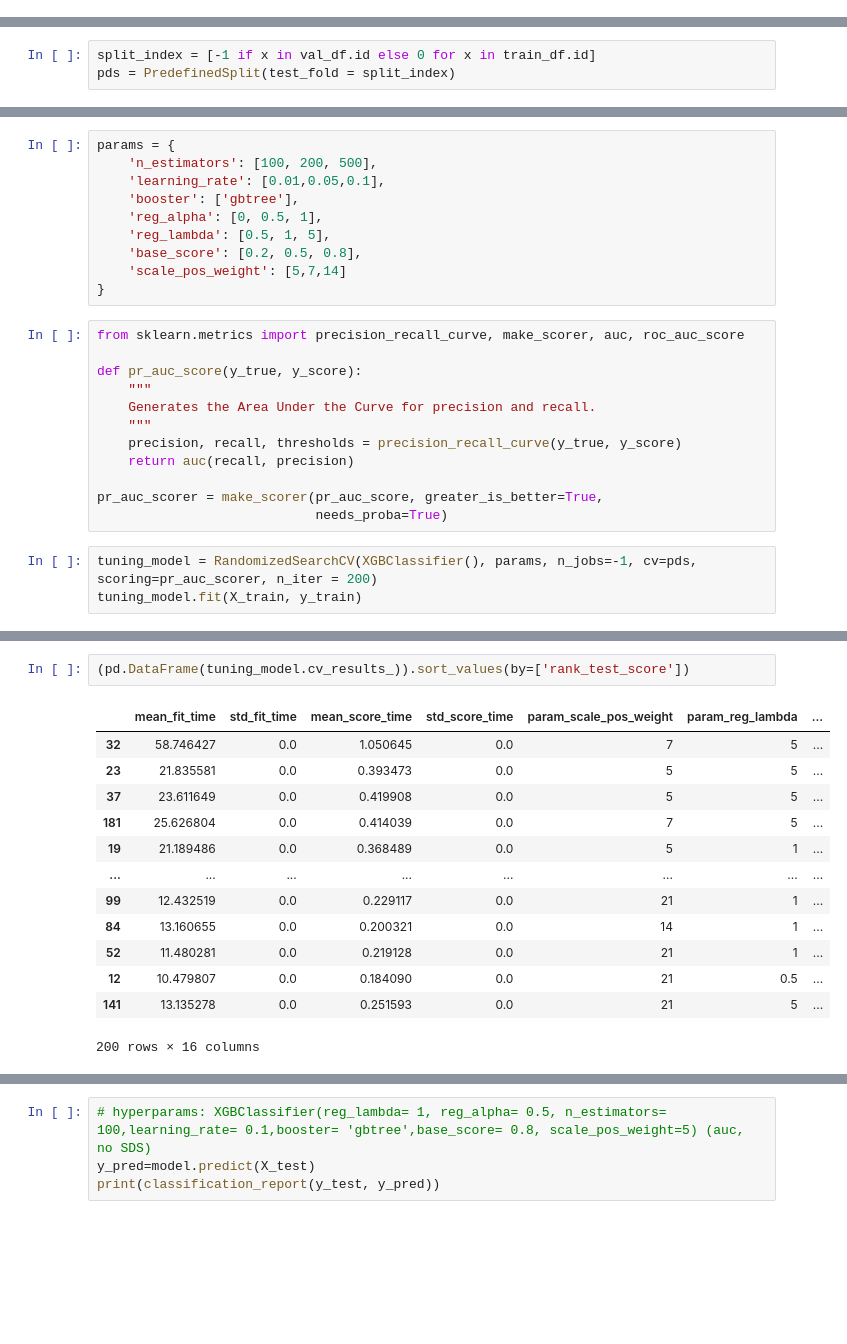
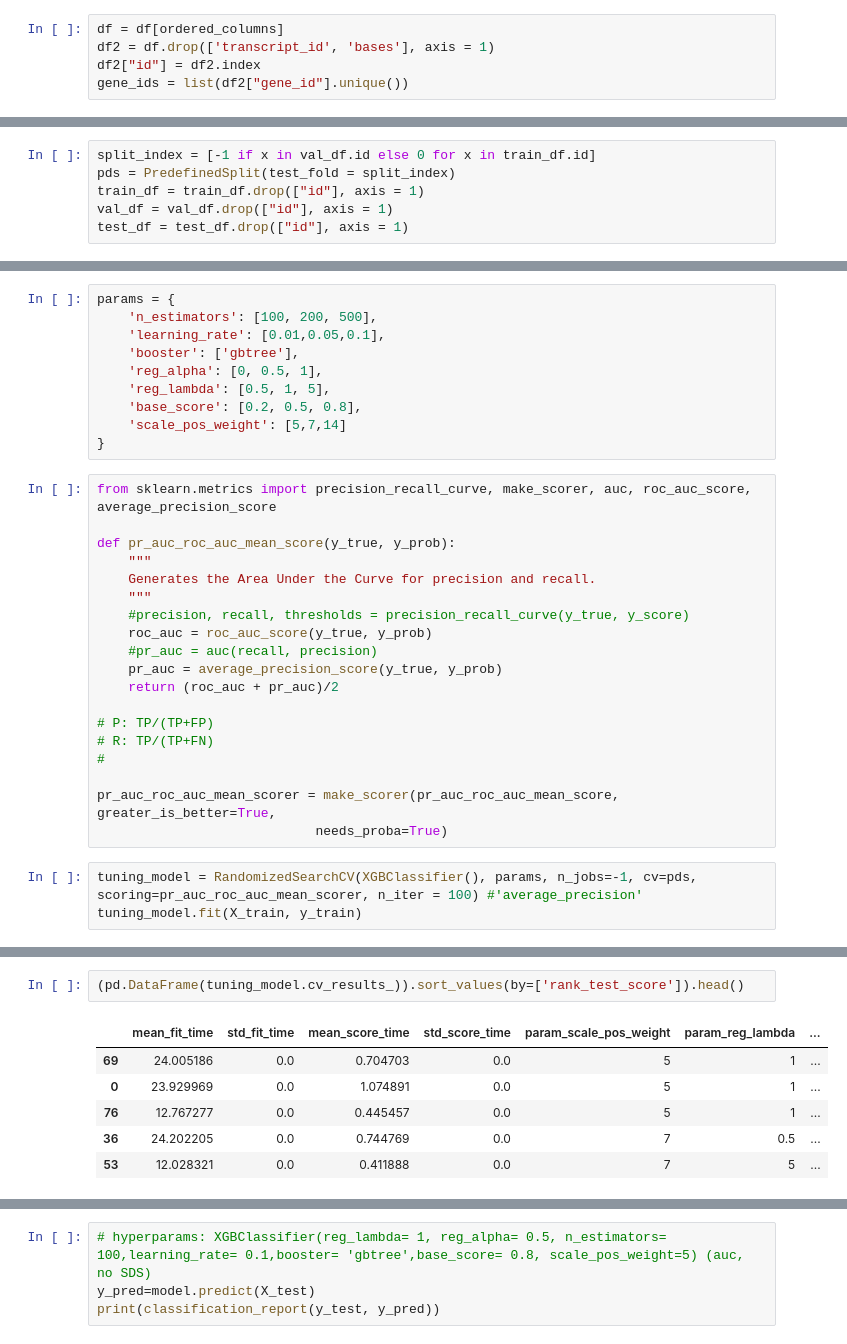
Before and after one commit to shreyasriram4/genomics-project, a Jupyter notebook: model2.ipynb, the cells around one changed output, grey strips where cells are left out. Saved outputs shown, nothing was run; the diff lists cells and outputs as text; blank space fills up the shorter version.

```diff
--- a/model2.ipynb
+++ b/model2.ipynb
@@ -137,2 +151,7 @@ gene_ids = list(df2["gene_id"].unique())
+# %%
+df = df[ordered_columns]
+df2 = df.drop(['transcript_id', 'bases'], axis = 1)
+df2["id"] = df2.index
+gene_ids = list(df2["gene_id"].unique())
 # %%
 train_ids, test_ids = train_test_split(gene_ids, train_size = 0.8)
@@ -151,6 +163,9 @@ array(['ENSG00000003056', 'ENSG00000001036', 'ENSG00000001630', ...,
 # %%
 split_index = [-1 if x in val_df.id else 0 for x in train_df.id]
 pds = PredefinedSplit(test_fold = split_index)
+train_df = train_df.drop(["id"], axis = 1)
+val_df = val_df.drop(["id"], axis = 1)
+test_df = test_df.drop(["id"], axis = 1)
 # %%
 X_train = train_df.drop(["gene_id", "label"], axis = 1).to_numpy()
 y_train = train_df[["label"]].to_numpy().ravel()
@@ -172,19 +201,26 @@ params = {
     'scale_pos_weight': [5,7,14]
 }
 # %%
-from sklearn.metrics import precision_recall_curve, make_scorer, auc, roc_auc_score
+from sklearn.metrics import precision_recall_curve, make_scorer, auc, roc_auc_score, average_precision_score
 
-def pr_auc_score(y_true, y_score):
+def pr_auc_roc_auc_mean_score(y_true, y_prob):
     """
     Generates the Area Under the Curve for precision and recall.
     """
-    precision, recall, thresholds = precision_recall_curve(y_true, y_score)
-    return auc(recall, precision)
+    #precision, recall, thresholds = precision_recall_curve(y_true, y_score)
+    roc_auc = roc_auc_score(y_true, y_prob)
+    #pr_auc = auc(recall, precision)
+    pr_auc = average_precision_score(y_true, y_prob)
+    return (roc_auc + pr_auc)/2
 
-pr_auc_scorer = make_scorer(pr_auc_score, greater_is_better=True,
+# P: TP/(TP+FP)
+# R: TP/(TP+FN)
+#
+
+pr_auc_roc_auc_mean_scorer = make_scorer(pr_auc_roc_auc_mean_score, greater_is_better=True,
                             needs_proba=True)
 # %%
-tuning_model = RandomizedSearchCV(XGBClassifier(), params, n_jobs=-1, cv=pds, scoring=pr_auc_scorer, n_iter = 200)
+tuning_model = RandomizedSearchCV(XGBClassifier(), params, n_jobs=-1, cv=pds, scoring=pr_auc_roc_auc_mean_scorer, n_iter = 100) #'average_precision'
 tuning_model.fit(X_train, y_train)
 # %% [output]
 RandomizedSearchCV(cv=PredefinedSplit(test_fold=array([-1, -1, ..., -1, -1])),
@@ -207,19 +243,12 @@ RandomizedSearchCV(cv=PredefinedSplit(test_fold=array([-1, -1, ..., -1, -1])),
 # %%
-(pd.DataFrame(tuning_model.cv_results_)).sort_values(by=['rank_test_score'])
+(pd.DataFrame(tuning_model.cv_results_)).sort_values(by=['rank_test_score']).head()
 # %% [output]
 |  | mean_fit_time | std_fit_time | mean_score_time | std_score_time | param_scale_pos_weight | param_reg_lambda | ... |
-| 32 | 58.746427 | 0.0 | 1.050645 | 0.0 | 7 | 5 | ... |
-| 23 | 21.835581 | 0.0 | 0.393473 | 0.0 | 5 | 5 | ... |
-| 37 | 23.611649 | 0.0 | 0.419908 | 0.0 | 5 | 5 | ... |
-| 181 | 25.626804 | 0.0 | 0.414039 | 0.0 | 7 | 5 | ... |
-| 19 | 21.189486 | 0.0 | 0.368489 | 0.0 | 5 | 1 | ... |
-| ... | ... | ... | ... | ... | ... | ... | ... |
-| 99 | 12.432519 | 0.0 | 0.229117 | 0.0 | 21 | 1 | ... |
-| 84 | 13.160655 | 0.0 | 0.200321 | 0.0 | 14 | 1 | ... |
-| 52 | 11.480281 | 0.0 | 0.219128 | 0.0 | 21 | 1 | ... |
-| 12 | 10.479807 | 0.0 | 0.184090 | 0.0 | 21 | 0.5 | ... |
-| 141 | 13.135278 | 0.0 | 0.251593 | 0.0 | 21 | 5 | ... |
+| 69 | 24.005186 | 0.0 | 0.704703 | 0.0 | 5 | 1 | ... |
+| 0 | 23.929969 | 0.0 | 1.074891 | 0.0 | 5 | 1 | ... |
+| 76 | 12.767277 | 0.0 | 0.445457 | 0.0 | 5 | 1 | ... |
+| 36 | 24.202205 | 0.0 | 0.744769 | 0.0 | 7 | 0.5 | ... |
+| 53 | 12.028321 | 0.0 | 0.411888 | 0.0 | 7 | 5 | ... |
-200 rows × 16 columns
 # %%
 tuning_model.best_params_
 # %% [output]
```
Also changed, not shown: parts of 30 cells of this notebook.
